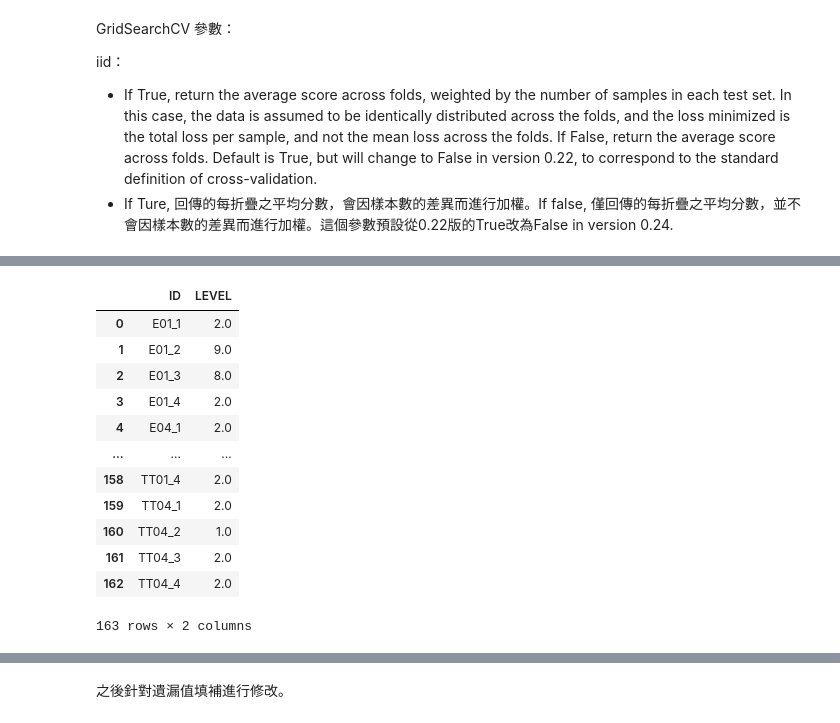
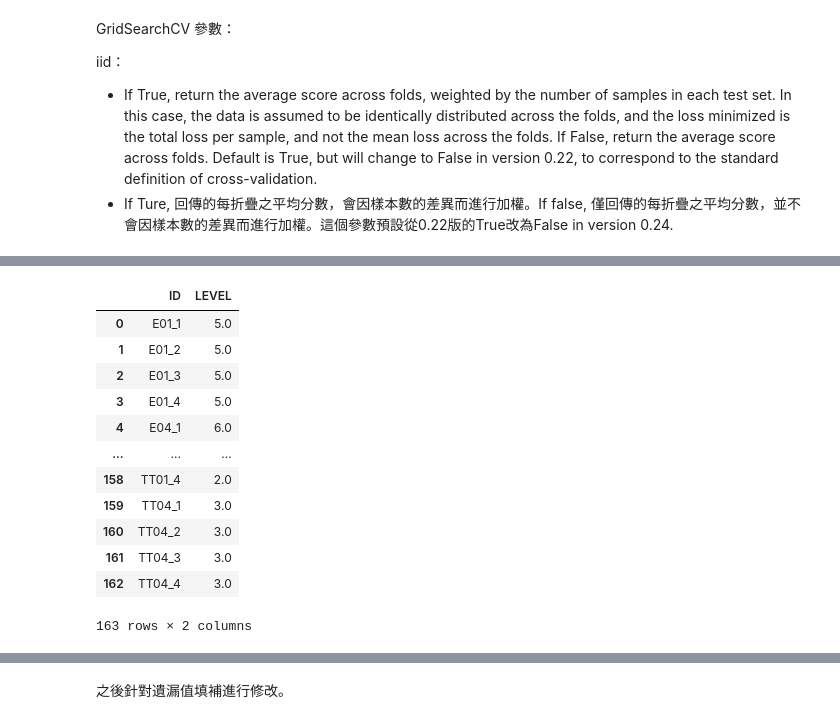
Before and after one commit to tai34tw/AIdea, a Jupyter notebook: 臺灣海洋廢棄物預測/OceanWast_v1.2.ipynb, the cells around one changed output, grey strips where cells are left out. Saved outputs shown, nothing was run; the diff lists cells and outputs as text; code cells hidden in the pictures.

```diff
--- a/臺灣海洋廢棄物預測/OceanWast_v2.ipynb
+++ b/臺灣海洋廢棄物預測/OceanWast_v1.2.ipynb
@@ -350,7 +429,7 @@ mix.tail(8)
 8 rows × 281 columns
 # %%
 # 將train and test 分開
-drop_ = ['Station', 'Season', 'County', 'Location', 'Lat', 'Lon', '縣市', '海岸段', 'Region',
+drop_ = ['Station', 'Season', 'County', 'Location', '縣市', '海岸段', 'Region',
          'Seat', 'Shore shape', 'Substrate type'] #不想放進建模的因子
 mix = mix.drop(drop_, axis = 1)
 mix.columns.values.tolist() # 看資料的column有哪些
@@ -496,7 +575,7 @@ for i in importance:
 參考來源：https://medium.com/@yulongtsai/https-medium-com-yulongtsai-titanic-top3-8e64741cc11f
 # %%
 # 設定建模的x,y，排除不想要放入模型的變數，如座標，可用測站編號代替。
-x_factor = ['Season3', 'Season1', '高雄鼓山區']
+x_factor = ['Lon', 'Lat', 'Season2']
 
 x = train[x_factor]
 y = train['LEVEL'] # 建模的y
@@ -566,6 +645,17 @@ for i in x_factor:
         pre_oob_score_ = pre_oob_score_ # pre_oob_score_ 維持原狀
         x_x = x_x[:-1] # 將讓oob_score_下降的變數排除
 
+# 得最終結果的oob_score
+x = train[x_x]
+y = train['LEVEL'] # 建模的y
+
+X_train, X_test, y_train, y_test = train_test_split(x, y, test_size=0.2,random_state=56) #8, 2分，隨機種子為56，確保每次隨機可得到相同的結果
+
+# 建模
+clf = RandomForestClassifier(n_estimators = 300, oob_score=True, random_state=56)
+clf = clf.fit(X_train, y_train)
+oob_score_ = clf.oob_score_
+
 print("讓oob_score_下降的變數及下降分數：")
 for i in x_notin: #印出讓oob_score_下降的變數及下降分數
     print(i)
@@ -623,8 +713,7 @@ print("'max_depth':{0}, \n'n_estimators':{1}".format(max_depth, n_estimators))
 # %%
 # 建模
-# 雖然max_depth = 17, n_estimators = 300之oob_score_分數較好，但是僅差一點點，還是先以GridSearchCV為主。
 clf = RandomForestClassifier()
-clf = RandomForestClassifier(max_depth = 20, n_estimators = 350, oob_score=True, random_state=56)
+clf = RandomForestClassifier(max_depth = 15, n_estimators = 160, oob_score=True, random_state=56)
 clf = clf.fit(X_train, y_train)
 print('oob_score_:', clf.oob_score_)
 # %% [output]
@@ -698,28 +793,28 @@ array([ 2.,  9.,  8.,  2.,  2.,  1.,  2.,  2.,  2.,  1.,  2.,  2.,  4.,
 # %%
-submission = pd.read_csv('submission.csv')
+submission = pd.read_csv('submission/submission.csv')
 submission['LEVEL'] = y_pred
 
 # 存檔
-file = 'submission_v2.csv'
+file = 'submission_v1.2.csv'
 try:
     submission.to_csv('/content/drive/My Drive/Colab Notebooks/Game/OceanWast_data/' + file)
 except:
-    submission.to_csv(file)
+    submission.to_csv('submission/'+file, index=False)
 
 submission
 # %% [output]
 |  | ID | LEVEL |
-| 0 | E01_1 | 2.0 |
-| 1 | E01_2 | 9.0 |
-| 2 | E01_3 | 8.0 |
-| 3 | E01_4 | 2.0 |
-| 4 | E04_1 | 2.0 |
+| 0 | E01_1 | 5.0 |
+| 1 | E01_2 | 5.0 |
+| 2 | E01_3 | 5.0 |
+| 3 | E01_4 | 5.0 |
+| 4 | E04_1 | 6.0 |
 | ... | ... | ... |
 | 158 | TT01_4 | 2.0 |
-| 159 | TT04_1 | 2.0 |
-| 160 | TT04_2 | 1.0 |
-| 161 | TT04_3 | 2.0 |
-| 162 | TT04_4 | 2.0 |
+| 159 | TT04_1 | 3.0 |
+| 160 | TT04_2 | 3.0 |
+| 161 | TT04_3 | 3.0 |
+| 162 | TT04_4 | 3.0 |
 163 rows × 2 columns
 # %% [markdown]
 ## **提交**
```
Also changed, not shown: parts of 32 cells of this notebook, 3 other files.
